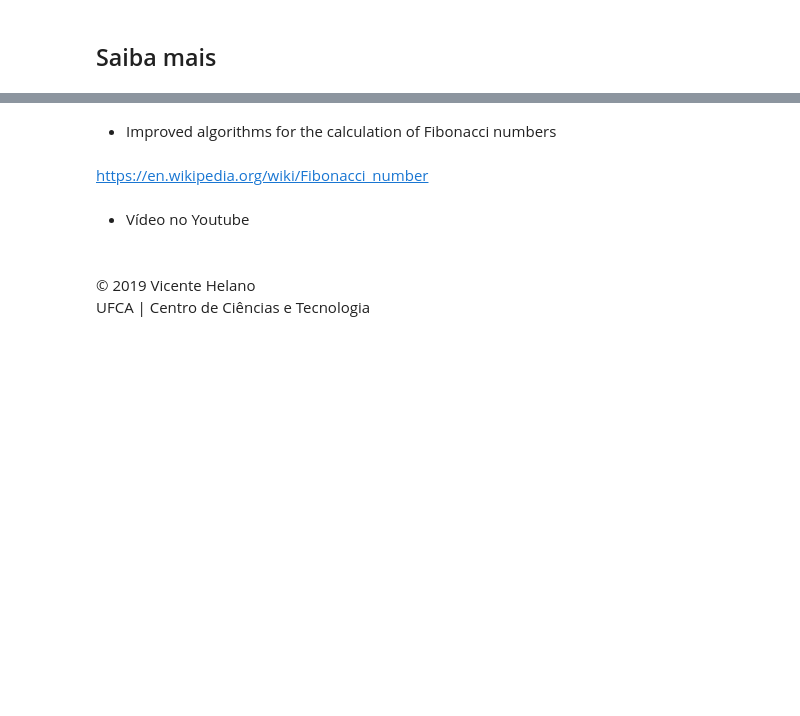
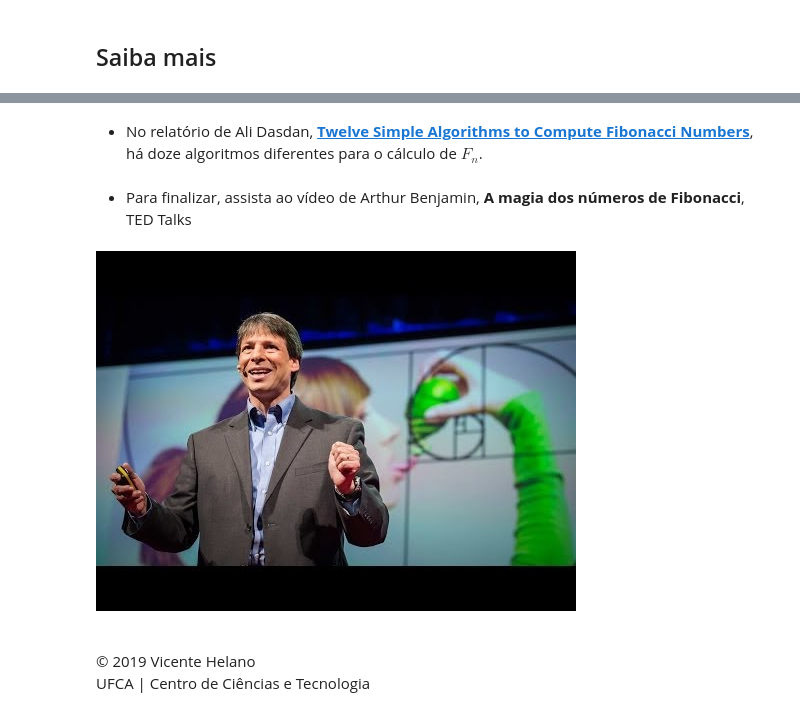
Before and after one commit to vicentehelano/teaching, a Jupyter notebook: ufca/calculo-numerico/2019-2/atividade-pratica-01/atividade-pratica-01.ipynb, the cells around one changed output, grey strips where cells are left out. Saved outputs shown, nothing was run; the diff lists cells and outputs as text; code cells hidden in the pictures; blank space fills up the shorter version.

```diff
--- a/ufca/calculo-numerico/2019-2/atividade-pratica-01/atividade-pratica-01.ipynb
+++ b/ufca/calculo-numerico/2019-2/atividade-pratica-01/atividade-pratica-01.ipynb
@@ -237,12 +405,12 @@ Diversos resultados obtidos em torno da sequência de Fibonacci são catalogados
-# %% [markdown]
-- Improved algorithms for the calculation of Fibonacci numbers
-# %% [markdown]
-https://en.wikipedia.org/wiki/Fibonacci_number
-# %% [markdown]
-- Vídeo no Youtube
+# %% [markdown]
+- No relatório de Ali Dasdan, __[Twelve Simple Algorithms to Compute Fibonacci Numbers](https://arxiv.org/abs/1803.07199)__, há doze algoritmos diferentes para o cálculo de $F_n$.
+# %% [markdown]
+- Para finalizar, assista ao vídeo de Arthur Benjamin, **A magia dos números de Fibonacci**, TED Talks
 # %%
 from IPython.display import YouTubeVideo
-YouTubeVideo(id='IejCHh3R7bQ',width=600,height=300)
+YouTubeVideo(id='SjSHVDfXHQ4',width=600,height=300)
+# %% [output]
+[figure, added]
 # %% [markdown]
 <br>
 <p>&copy; 2019 Vicente Helano<br>
```
Also changed, not shown: parts of 91 cells of this notebook, 1 other file.
